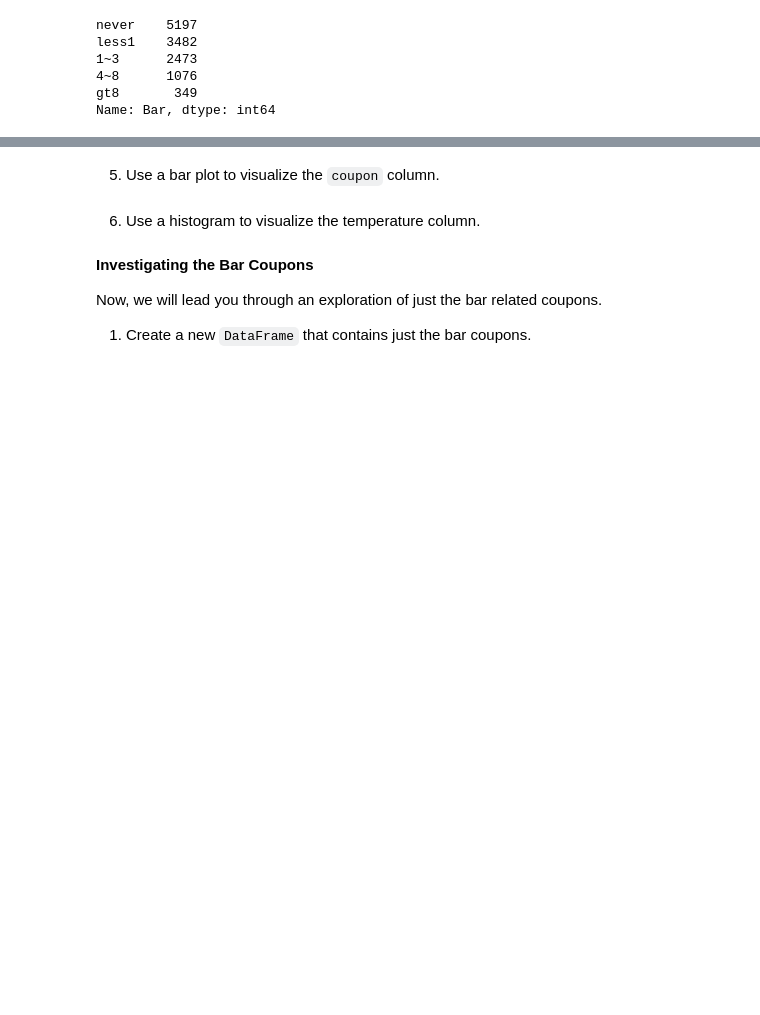
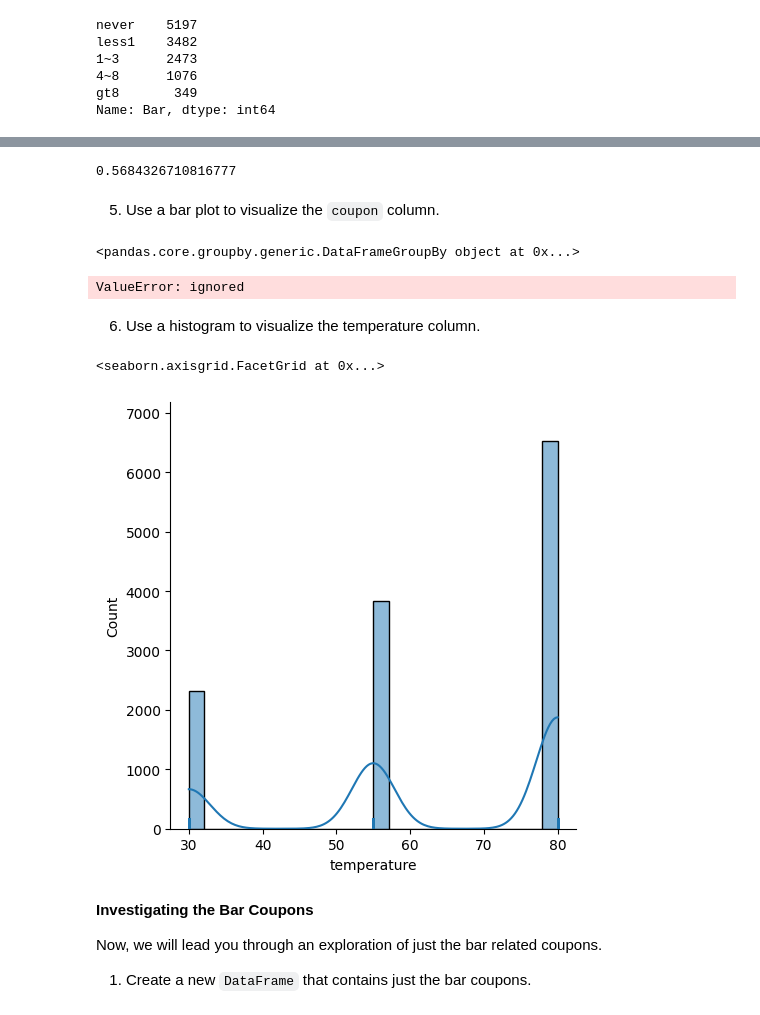
Before and after one commit to mlmangum/berkeley_ai_ml, a Jupyter notebook: prompt.ipynb, the cells around one changed output, grey strips where cells are left out. Drawn from its saved outputs; the diff is of its cells as text; code cells hidden in the pictures; blank space fills up the shorter version.

```diff
--- a/prompt.ipynb
+++ b/prompt.ipynb
@@ -262,3 +290,6 @@ Name: Bar, dtype: int64
 # %%
 data['Bar']=data['Bar'].fillna('never')
-data['CoffeHouse']=data['CoffeHouse'].fillna('never')
+data['CoffeeHouse']=data['CoffeeHouse'].fillna('never')
+data['CarryAway']=data['CarryAway'].fillna('never')
+data['RestaurantLessThan20']=data['RestaurantLessThan20'].fillna('never')
+data['Restaurant20To50']=data['Restaurant20To50'].fillna('never')
@@ -264,0 +356,9 @@ data['CoffeHouse']=data['CoffeHouse'].fillna('never')
+# %%
+data['ttc']=5
+for x in range(0,len(data)):
+  if data['toCoupon_GEQ25min'][x]==1:
+    data['ttc'][x]=25
+  elif data['toCoupon_GEQ15min'][x]==1:
+    data['ttc'][x]=15
+  else:
+    data['ttc'][x]=5
@@ -264,0 +390,2 @@ data['CoffeHouse']=data['CoffeHouse'].fillna('never')
+# %%
+data=data.drop('direction_opp',axis=1)
@@ -265,7 +400,26 @@ data['CoffeHouse']=data['CoffeHouse'].fillna('never')
+# %%
+len(data.query('Y==1'))/len(data)
+# %% [output]
+0.5684326710816777
 # %% [markdown]
 5. Use a bar plot to visualize the `coupon` column.
+# %%
+data.groupby(by='Y')
+# %% [output]
+<pandas.core.groupby.generic.DataFrameGroupBy object at 0x...>
+# %%
+stacked=data.groupby('Y').size().reset_index()
+
+#px.bar(stacked,x='coupon',color='Y',barmode='stack')
+# %% [output]
+ValueError: ignored
 # %% [markdown]
 6. Use a histogram to visualize the temperature column.
+# %%
+sns.displot(data['temperature'],kde=True,rug=True)
+# %% [output]
+<seaborn.axisgrid.FacetGrid at 0x...>
+[figure, added]
 # %% [markdown]
 **Investigating the Bar Coupons**
 
```
Also changed, not shown: parts of 28 cells of this notebook.
